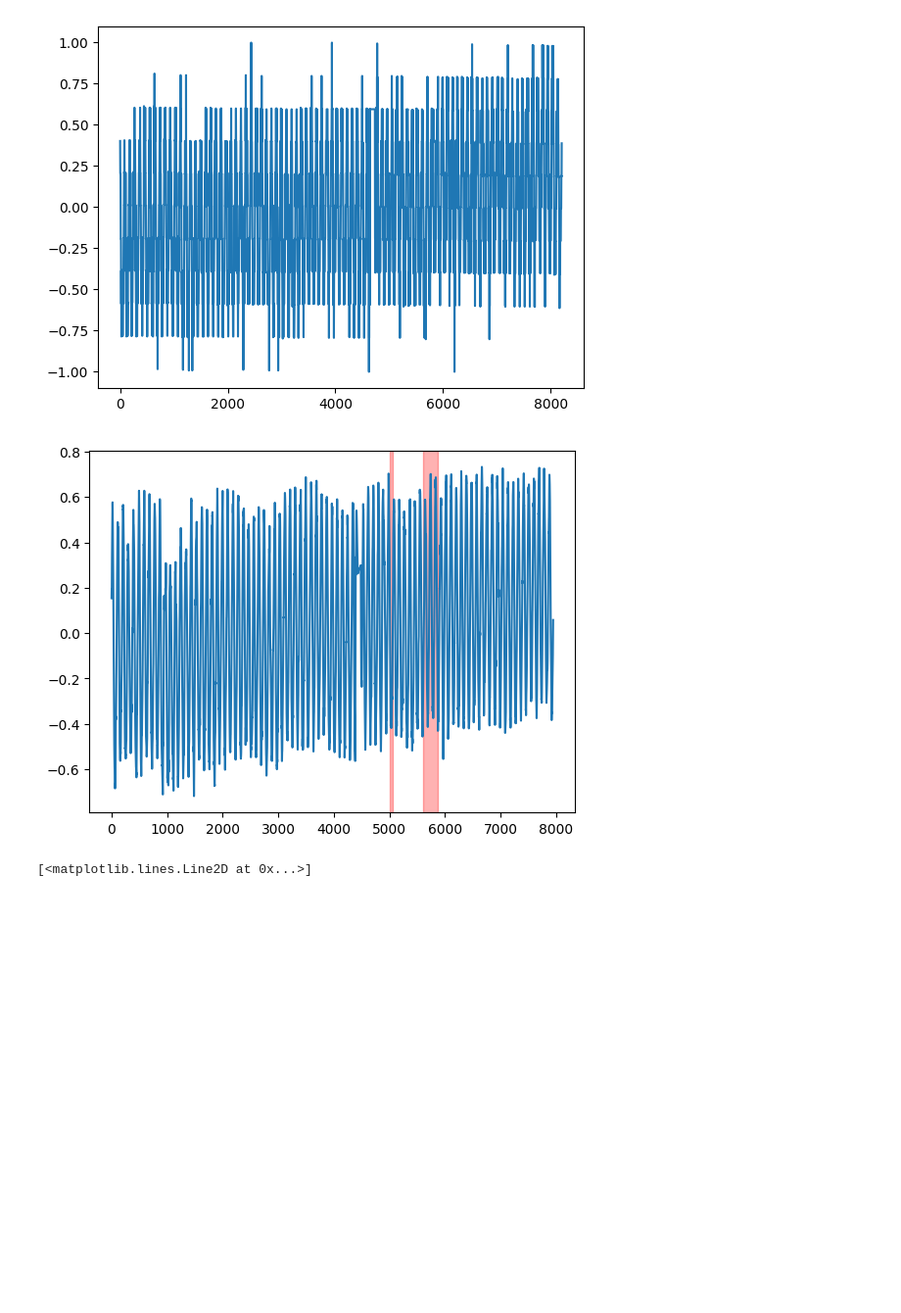
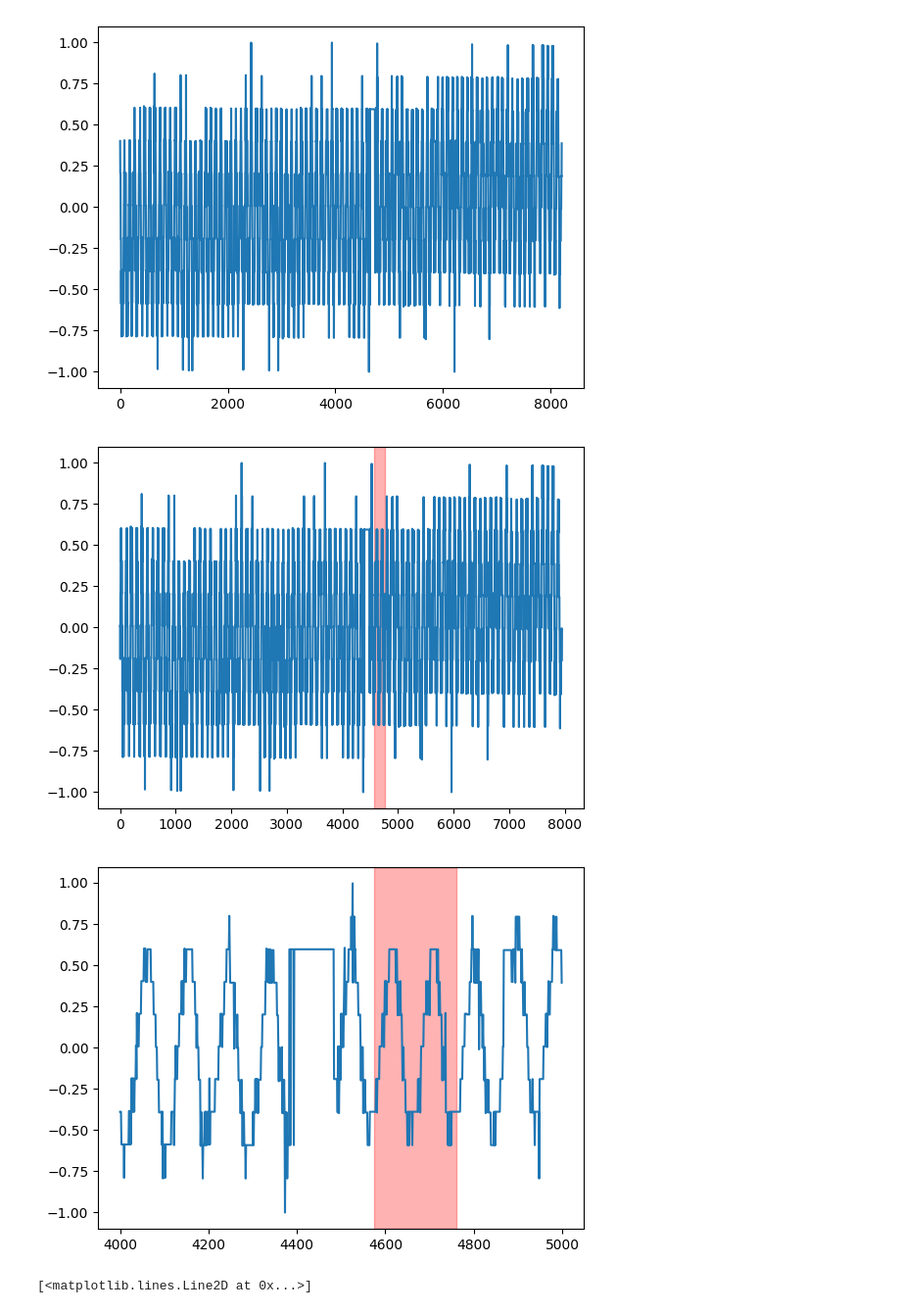
Before and after one commit to NorbertKlockiewicz/AnomalyDetection, a Jupyter notebook: Model.ipynb, the cells around one changed output. Shown: that part at 98% size. Drawn from its saved outputs; the diff is of its cells as text; code cells hidden in the pictures; blank space fills up the shorter version.

```diff
--- a/Model.ipynb
+++ b/Model.ipynb
@@ -218,19 +219,48 @@ plt.plot(new_channel.test[:, 0])
 # %% [output]
 [<matplotlib.lines.Line2D at 0x...>]
 [figure]
-# %%
-import pandas as pd
-anomalies = pd.read_csv("data/labeled_anomalies.csv")
-anomalies = anomalies[anomalies["chan_id"] == "E-10"]
-anomalies_plot = anomalies['anomaly_sequences']
-anomalies_plot = eval(anomalies_plot.iloc[0])
-# %%
-plt.plot(new_channel.y_hat)
-for rect in anomalies_plot:
-    plt.axvspan(rect[0], rect[1], alpha=0.3, color='red')
-plt.show()
-# %% [output]
-[figure, removed]
+# %%
+class Plotter:
+    def __init__(self, channel):
+        self.channel = channel
+
+    def plot_predictions(self, plot_real_data=True):
+        if plot_real_data:
+            plt.plot(self.channel.y_test[:, 0])
+        else:
+            plt.plot(self.channel.y_hat)
+
+        anomalies = pd.read_csv("data/labeled_anomalies.csv")
+        anomalies = anomalies[anomalies["chan_id"] == self.channel.id]
+        anomalies_plot = anomalies['anomaly_sequences']
+        anomalies_plot = eval(anomalies_plot.iloc[0])
+
+        for rect in anomalies_plot:
+            plt.axvspan(rect[0], rect[1], alpha=0.3, color='red')
+        plt.show()
+
+
+    def plot_custom_range_predictions(self, start, end, plot_real_data=True):
+        if plot_real_data:
+            plt.plot([i for i in range(start, end)], self.channel.y_test[:, 0][start:end])
+        else:
+             plt.plot([i for i in range(start, end)], self.channel.y_hat[start:end])
+
+        anomalies = pd.read_csv("data/labeled_anomalies.csv")
+        anomalies = anomalies[anomalies["chan_id"] == self.channel.id]
+        anomalies_plot = anomalies['anomaly_sequences']
+        anomalies_plot = eval(anomalies_plot.iloc[0])
+
+        for rect in anomalies_plot:
+            plt.axvspan(rect[0], rect[1], alpha=0.3, color='red')
+        plt.show()
+# %%
+plotter = Plotter(new_channel)
+plotter.plot_predictions()
+plotter.plot_custom_range_predictions(4000, 5000)
+# %% [output]
+[figure, added]
+[figure, added]
 # %%
 plt.plot(new_channel.X_train[:, -1, 0])
 # %% [output]
```
Also changed, not shown: parts of 1 cell of this notebook.
